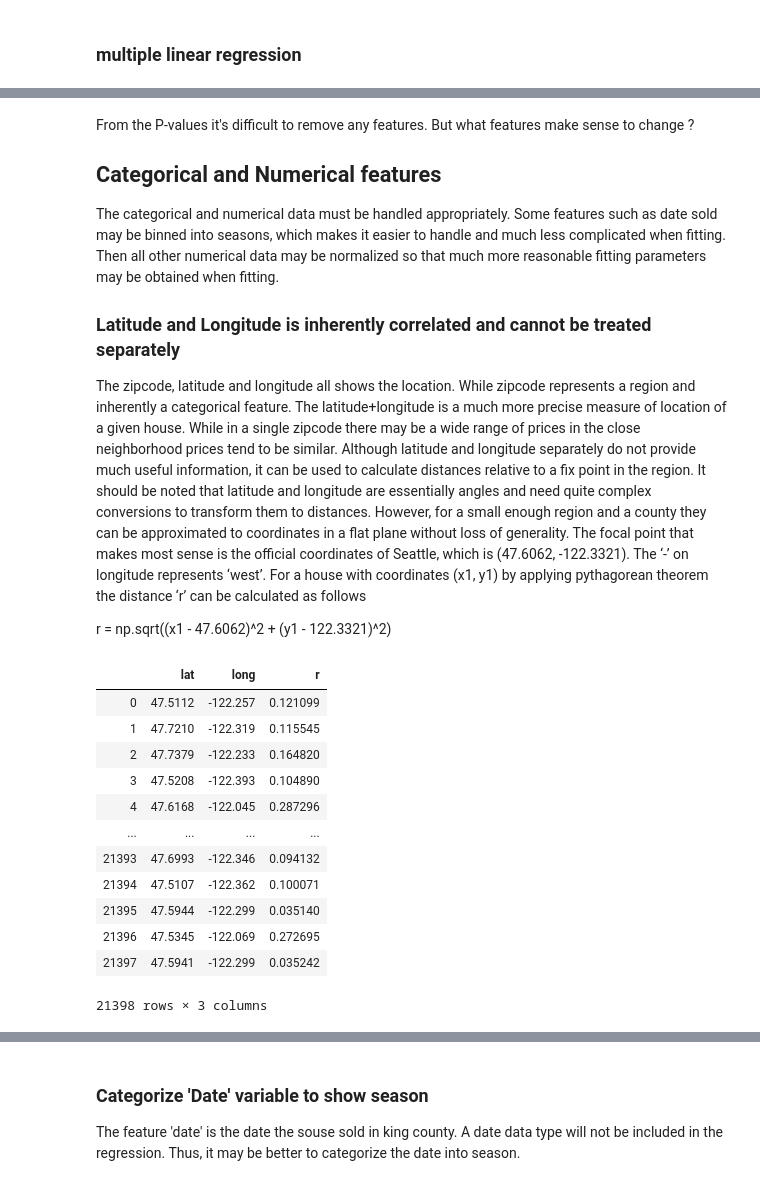
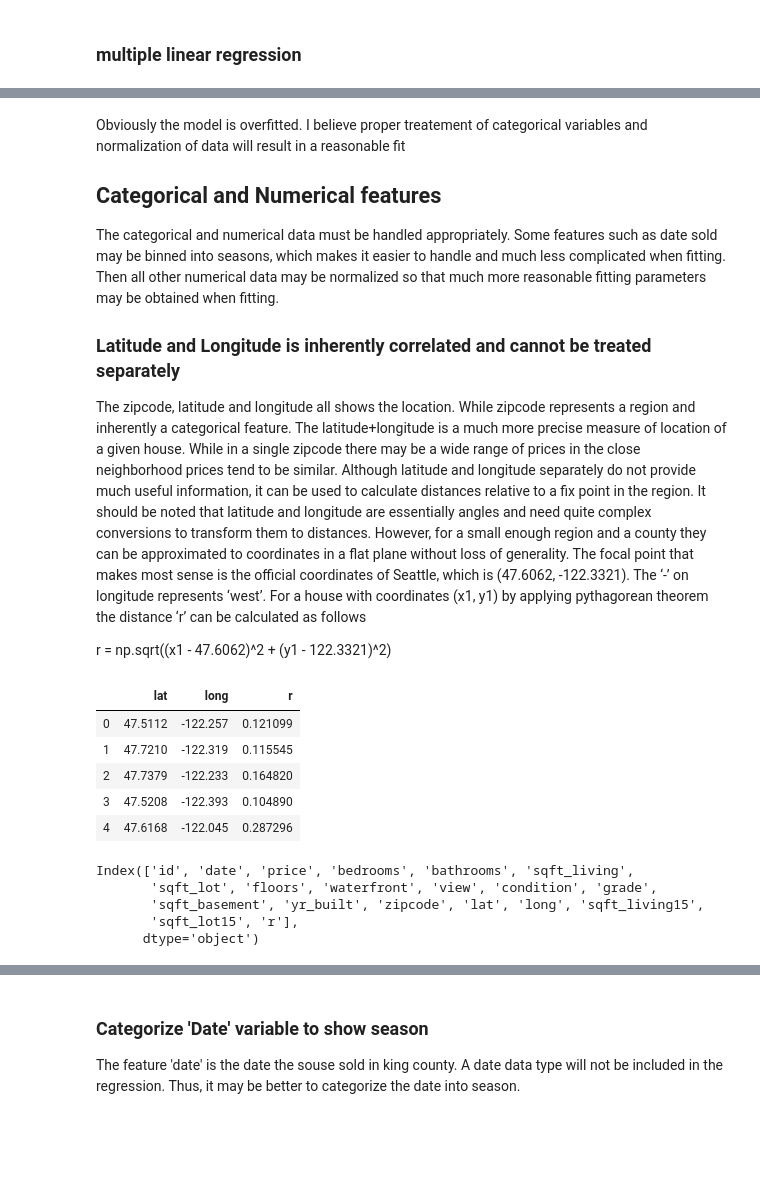
Before and after one commit to GitHub-ccd/Housing_price_regression_model_MOD_2, a Jupyter notebook: modelling.ipynb, the cells around one changed output, grey strips where cells are left out. Saved outputs shown, nothing was run; the diff lists cells and outputs as text; code cells hidden in the pictures; blank space fills up the shorter version.

Commit message:
modeling done

```diff
--- a/modelling.ipynb
+++ b/modelling.ipynb
@@ -245,5 +292,6 @@ strong multicollinearity or other numerical problems.
 # %% [markdown]
-From the P-values it's difficult to remove any features. But what features make sense to change ?
+Obviously the model is overfitted. I believe proper treatement of categorical variables and normalization of data will result in a reasonable fit
+
 
 ## Categorical and Numerical features
 The categorical and numerical data must be handled appropriately. Some features such as date sold may be binned into seasons, which makes it easier to handle and much less complicated when fitting. Then all other numerical data may be normalized so that much more reasonable fitting parameters may be obtained when fitting.
@@ -255,18 +303,17 @@ The zipcode, latitude and longitude all shows the location. While zipcode repres
 r = np.sqrt((x1 - 47.6062)^2 + (y1 - 122.3321)^2)
 # %%
 kc['r'] = kc.apply(lambda row: np.sqrt(((row.lat - 47.6062)**2) + ((row.long - (-122.3321))**2)), axis=1)
-kc[['lat', 'long', 'r']]
+display(kc[['lat', 'long', 'r']].head())
+print(kc.columns)
 # %% [output]
 |  | lat | long | r |
 | 0 | 47.5112 | -122.257 | 0.121099 |
 | 1 | 47.7210 | -122.319 | 0.115545 |
 | 2 | 47.7379 | -122.233 | 0.164820 |
 | 3 | 47.5208 | -122.393 | 0.104890 |
 | 4 | 47.6168 | -122.045 | 0.287296 |
-| ... | ... | ... | ... |
-| 21393 | 47.6993 | -122.346 | 0.094132 |
-| 21394 | 47.5107 | -122.362 | 0.100071 |
-| 21395 | 47.5944 | -122.299 | 0.035140 |
-| 21396 | 47.5345 | -122.069 | 0.272695 |
-| 21397 | 47.5941 | -122.299 | 0.035242 |
-21398 rows × 3 columns
+Index(['id', 'date', 'price', 'bedrooms', 'bathrooms', 'sqft_living',
+       'sqft_lot', 'floors', 'waterfront', 'view', 'condition', 'grade',
+       'sqft_basement', 'yr_built', 'zipcode', 'lat', 'long', 'sqft_living15',
+       'sqft_lot15', 'r'],
+      dtype='object')
```
Also changed, not shown: parts of 43 cells of this notebook, 4 other files.
